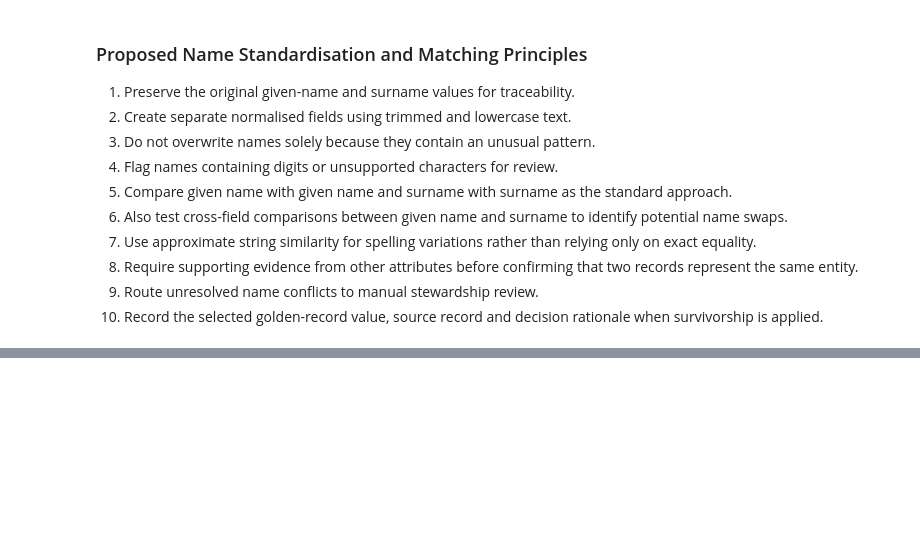
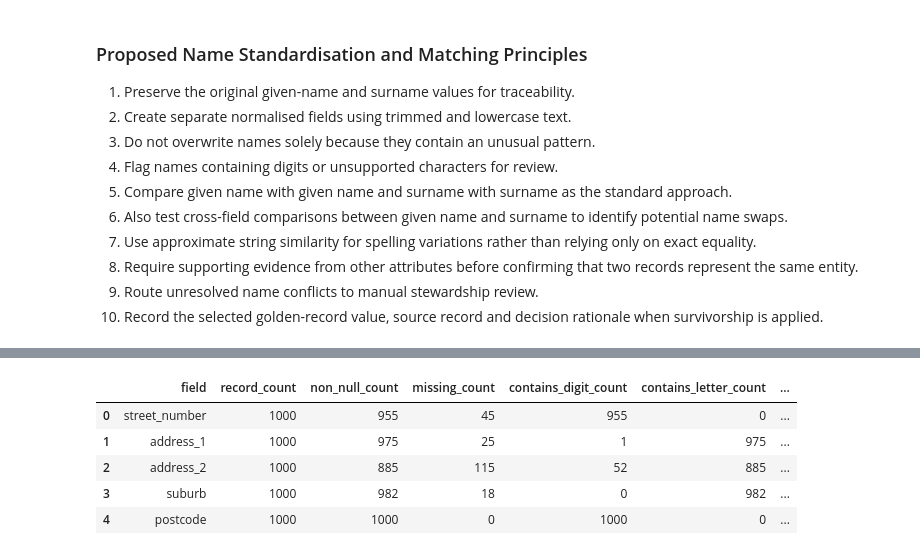
Before and after one commit to WaleBalogunK/Repository-name-entity-resolution-golden-record-lab, a Jupyter notebook: notebooks/01_data_acquisition_and_initial_audit.ipynb, the cells around one changed output, grey strips where cells are left out. Cells and saved outputs as stored; diff of their text form; code cells hidden in the pictures; blank space fills up the shorter version.

```diff
--- a/notebooks/01_data_acquisition_and_initial_audit.ipynb
+++ b/notebooks/01_data_acquisition_and_initial_audit.ipynb
@@ -1796,0 +1869,70 @@ Name-swap pair: rec-492-dup-0 <-> rec-492-org
+# %%
+address_pattern_results = []
+
+for column in address_fields:
+    values = (
+        febrl_records[column]
+        .astype("string")
+        .str.strip()
+    )
+
+    non_null_mask = values.notna()
+
+    contains_digit_mask = values.str.contains(
+        r"\d",
+        regex=True,
+        na=False
+    )
+
+    contains_letter_mask = values.str.contains(
+        r"[A-Za-z]",
+        regex=True,
+        na=False
+    )
+
+    unusual_character_mask = values.str.contains(
+        r"[^A-Za-z0-9' /-]",
+        regex=True,
+        na=False
+    )
+
+    repeated_space_mask = values.str.contains(
+        r"\s{2,}",
+        regex=True,
+        na=False
+    )
+
+    address_pattern_results.append({
+        "field": column,
+        "record_count": len(values),
+        "non_null_count": int(non_null_mask.sum()),
+        "missing_count": int(values.isna().sum()),
+        "contains_digit_count": int(
+            (non_null_mask & contains_digit_mask).sum()
+        ),
+        "contains_letter_count": int(
+            (non_null_mask & contains_letter_mask).sum()
+        ),
+        "unusual_character_count": int(
+            (non_null_mask & unusual_character_mask).sum()
+        ),
+        "repeated_space_count": int(
+            (non_null_mask & repeated_space_mask).sum()
+        ),
+        "unique_value_count": int(
+            values.nunique(dropna=True)
+        )
+    })
+
+address_pattern_summary = pd.DataFrame(
+    address_pattern_results
+)
+
+address_pattern_summary
+# %% [output]
+|  | field | record_count | non_null_count | missing_count | contains_digit_count | contains_letter_count | ... |
+| 0 | street_number | 1000 | 955 | 45 | 955 | 0 | ... |
+| 1 | address_1 | 1000 | 975 | 25 | 1 | 975 | ... |
+| 2 | address_2 | 1000 | 885 | 115 | 52 | 885 | ... |
+| 3 | suburb | 1000 | 982 | 18 | 0 | 982 | ... |
+| 4 | postcode | 1000 | 1000 | 0 | 1000 | 0 | ... |
```
Also changed, not shown: parts of 6 cells of this notebook.
